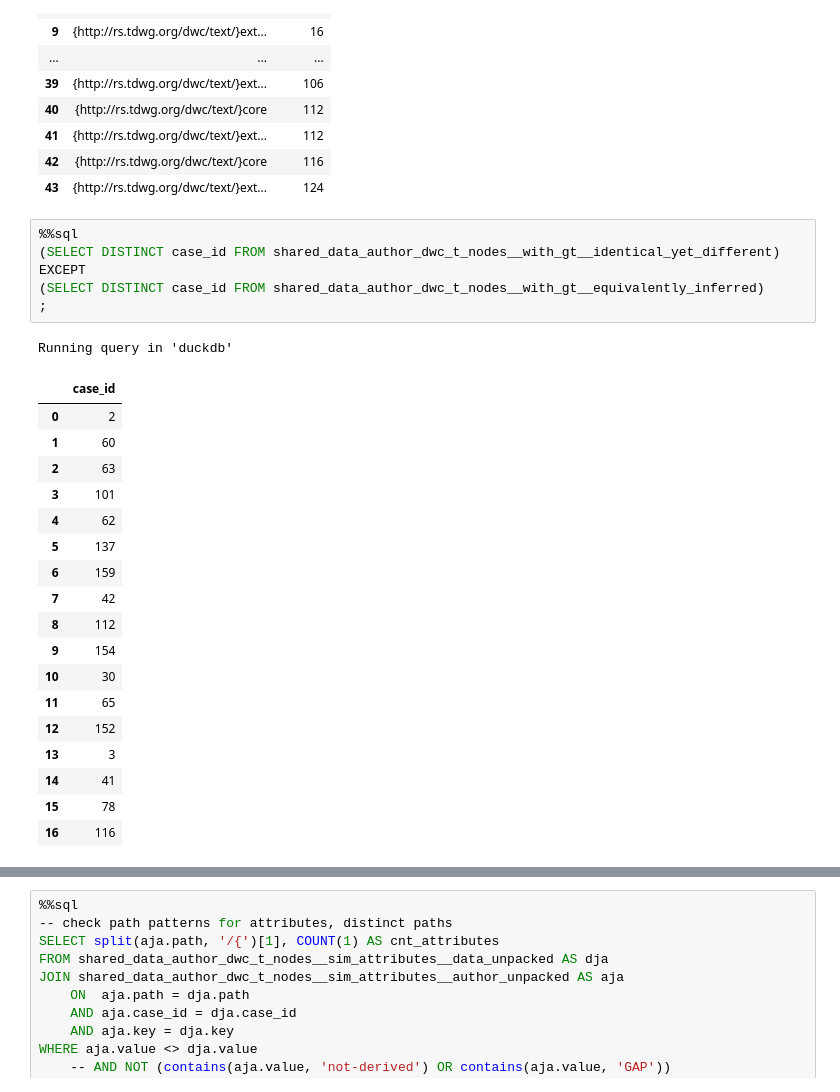
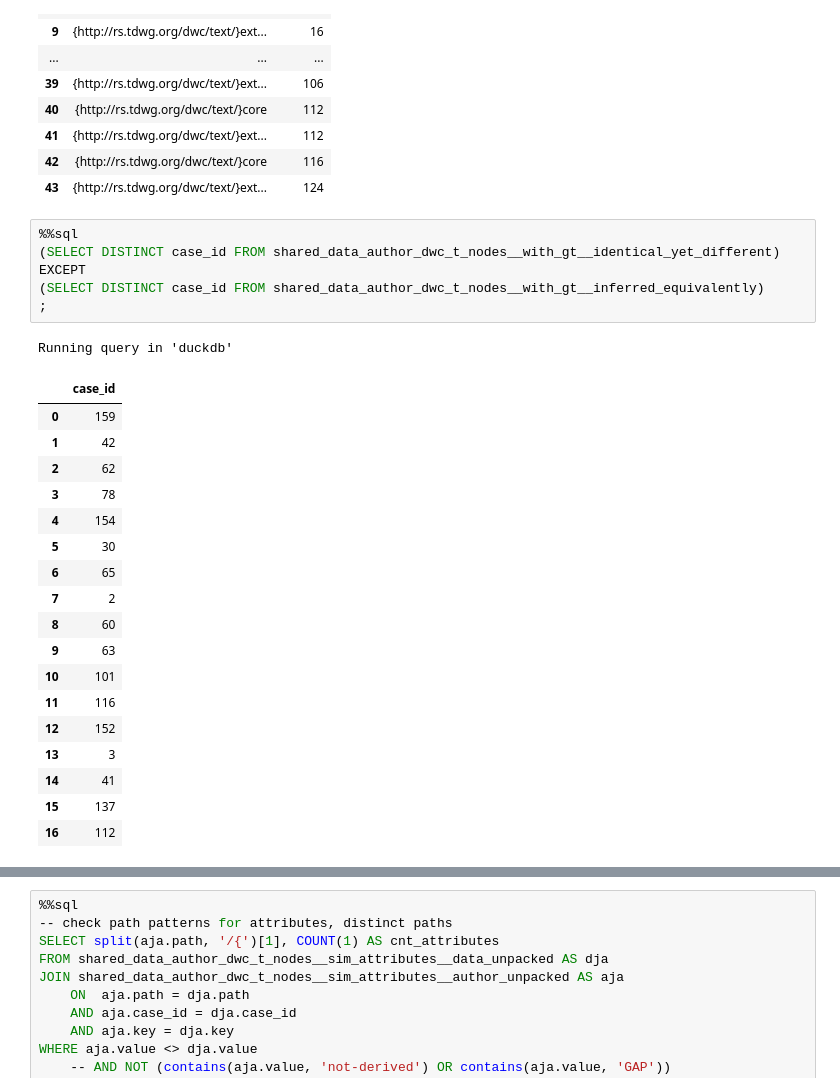
Before and after one commit to mitja-o/metadata-assistant, a Jupyter notebook: _evaluation/statistics/results/cons_cons_semantic_similarity.ipynb, the cells around one changed output, grey strips where cells are left out. Cells and saved outputs as stored; diff of their text form.

```diff
--- a/_evaluation/statistics/results/cons_cons_semantic_similarity.ipynb
+++ b/_evaluation/statistics/results/cons_cons_semantic_similarity.ipynb
@@ -1111,29 +1245,29 @@ Running query in 'duckdb'
 # %%
 %%sql
 (SELECT DISTINCT case_id FROM shared_data_author_dwc_t_nodes__with_gt__identical_yet_different)
 EXCEPT
-(SELECT DISTINCT case_id FROM shared_data_author_dwc_t_nodes__with_gt__equivalently_inferred)
+(SELECT DISTINCT case_id FROM shared_data_author_dwc_t_nodes__with_gt__inferred_equivalently)
 ;
 # %% [output]
 Running query in 'duckdb'
 |  | case_id |
-| 0 | 2 |
-| 1 | 60 |
-| 2 | 63 |
-| 3 | 101 |
-| 4 | 62 |
-| 5 | 137 |
-| 6 | 159 |
-| 7 | 42 |
-| 8 | 112 |
-| 9 | 154 |
-| 10 | 30 |
-| 11 | 65 |
+| 0 | 159 |
+| 1 | 42 |
+| 2 | 62 |
+| 3 | 78 |
+| 4 | 154 |
+| 5 | 30 |
+| 6 | 65 |
+| 7 | 2 |
+| 8 | 60 |
+| 9 | 63 |
+| 10 | 101 |
+| 11 | 116 |
 | 12 | 152 |
 | 13 | 3 |
 | 14 | 41 |
-| 15 | 78 |
-| 16 | 116 |
+| 15 | 137 |
+| 16 | 112 |
 # %%
 %%sql
 -- check path patterns for attributes
```
Also changed, not shown: parts of 125 cells of this notebook, 1 other file.
